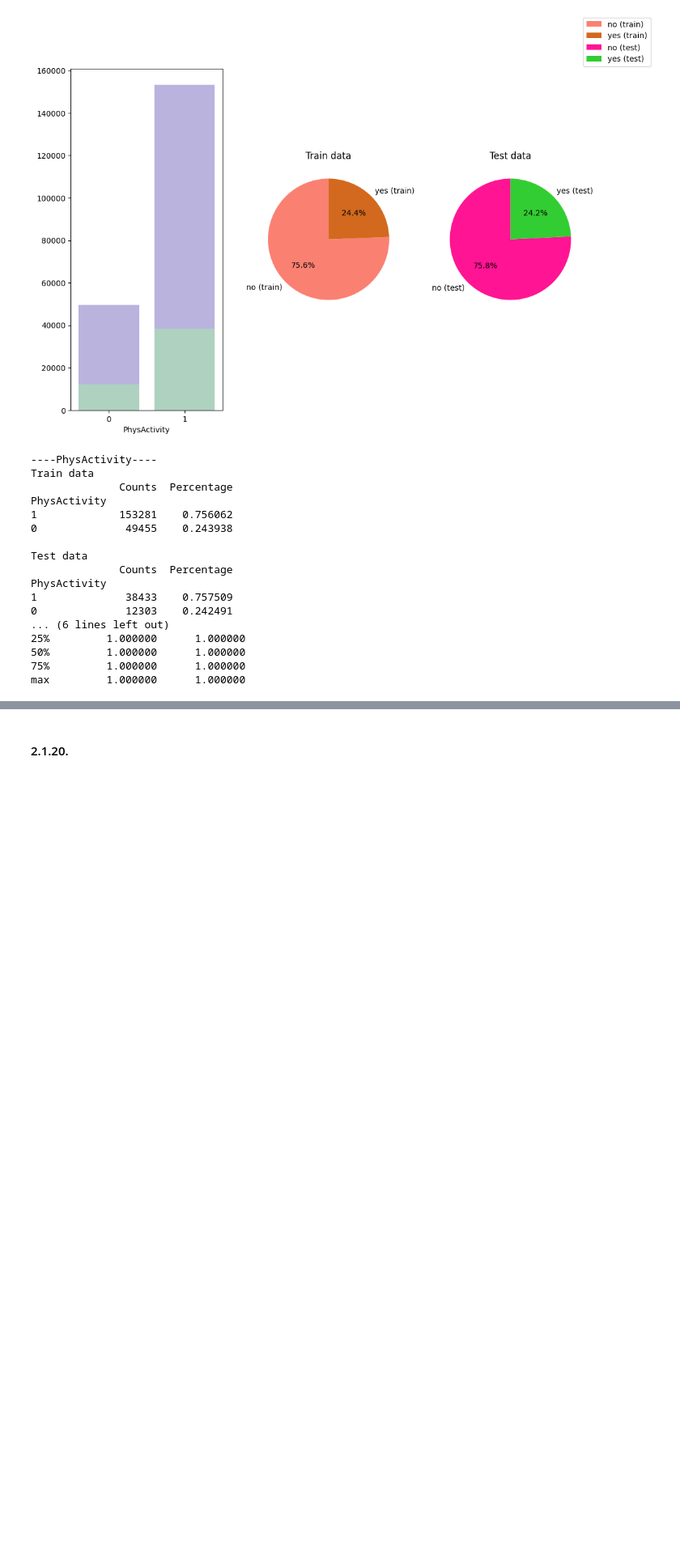
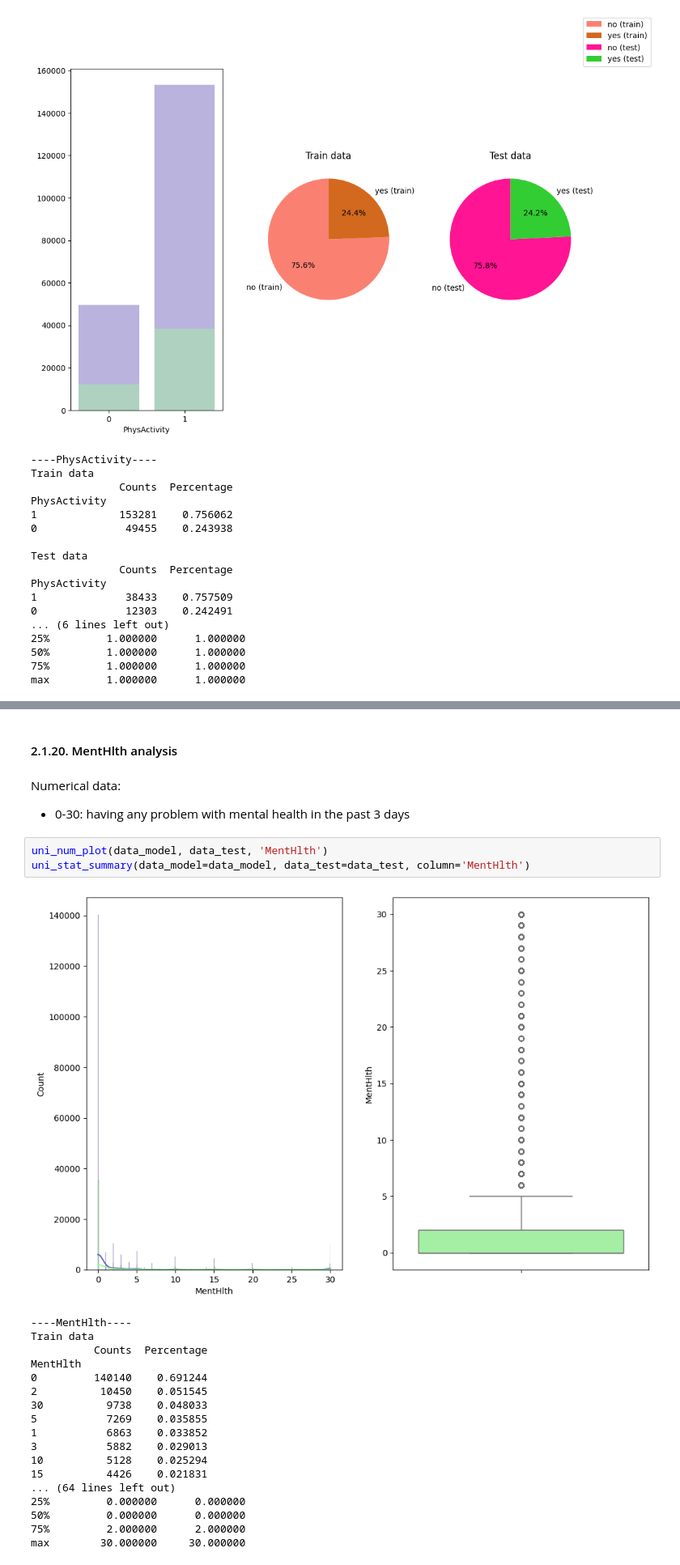
Before and after one commit to polarbear0701/ML-Individual-1, a Jupyter notebook: EDA.ipynb, the cells around one changed output, grey strips where cells are left out. Shown at 81% size. Drawn from its saved outputs; the diff is of its cells as text; blank space fills up the shorter version.

```diff
--- a/EDA.ipynb
+++ b/EDA.ipynb
@@ -812,3 +838,28 @@ max         1.000000      1.000000
 # %% [markdown]
-#### 2.1.20.
+#### 2.1.20. MentHlth analysis
+# %% [markdown]
+Numerical data:
+- 0-30: having any problem with mental health in the past 3 days
+# %%
+uni_num_plot(data_model, data_test, 'MentHlth')
+uni_stat_summary(data_model=data_model, data_test=data_test, column='MentHlth')
+# %% [output]
+[figure, added]
+----MentHlth----
+Train data
+          Counts  Percentage
+MentHlth
+0         140140    0.691244
+2          10450    0.051545
+30          9738    0.048033
+5           7269    0.035855
+1           6863    0.033852
+3           5882    0.029013
+10          5128    0.025294
+15          4426    0.021831
+... (64 lines left out)
+25%         0.000000      0.000000
+50%         0.000000      0.000000
+75%         2.000000      2.000000
+max        30.000000     30.000000
 # %% [markdown]
```
Also changed, not shown: parts of 22 cells of this notebook, 1 other file.
